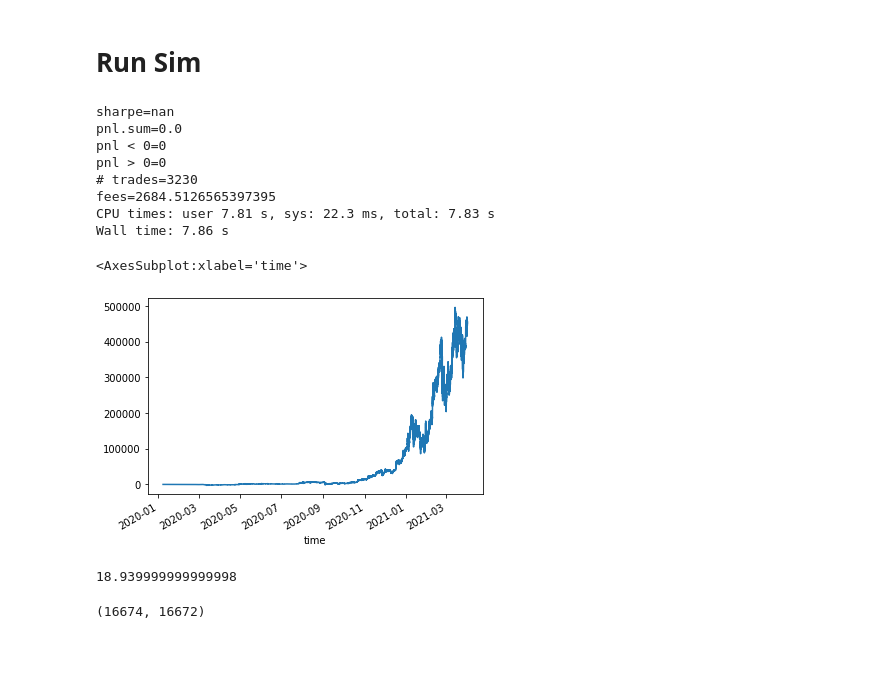
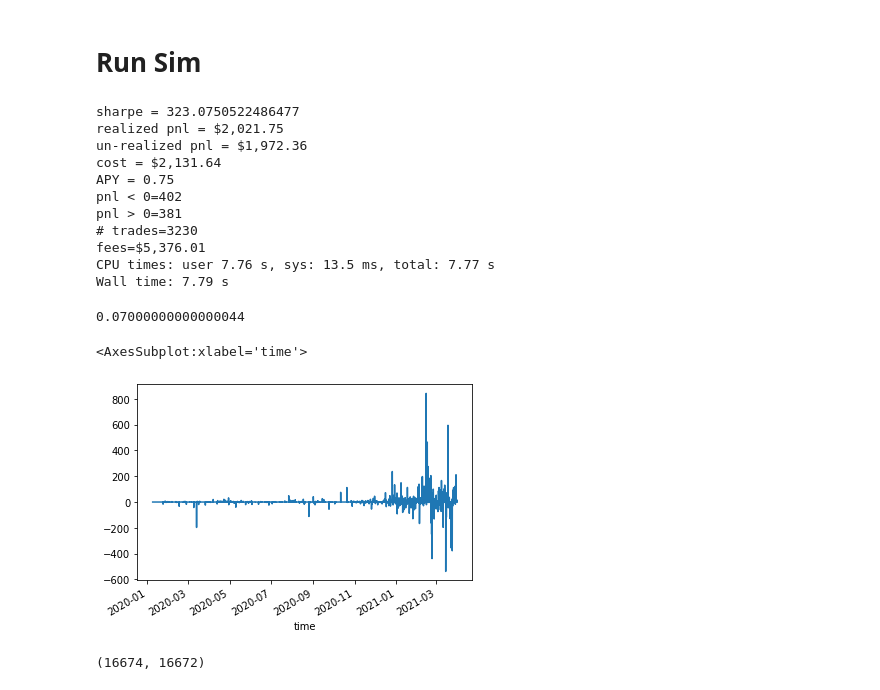
Before and after one commit to felipemontefuscolo/bitme, a Jupyter notebook: OhlcSim.ipynb, the cells around one changed output. Cells and saved outputs as stored; diff of their text form; code cells hidden in the pictures; blank space fills up the shorter version.

```diff
--- a/OhlcSim.ipynb
+++ b/OhlcSim.ipynb
@@ -225,7 +231,10 @@ class DcatTrader:
 class PatternTrader:
     QTY = 0.01
 
-    def __init__(self, price_increment: int, patterns: List[Score]):
+    def __init__(self, price_increment: int,
+                 patterns: List[Score],
+                 dollar0=None,
+                 crypto0=None):
         self.dp = price_increment
         self.patterns = patterns
         self.max_window = max(len(i.predictor) for i in patterns)
@@ -236,6 +245,8 @@ class PatternTrader:
         self.position = 0
 
         self.cycle = None
+        self.dollar0 = dollar0
+        self.crypto0 = crypto0
 
         #self.debug_prices = []
 
@@ -270,6 +281,11 @@ class PatternTrader:
                 qty -= self.position
 
             if qty != 0:
+                # TODO: add a method .update_position(qty)
+                # that also update our dollar/crypto budget
+
+                self.position += qty
+                self.position = round(self.position, 6)
                 return qty
 
     #@staticmethod
@@ -301,19 +317,6 @@ def trade(df, model):
 #         trades.iloc[-1] = -s
 
     return trades
-
-def account(prices, trades, fee=0.0026):
-    #prices = df.open
-    volume = prices * trades * (1 + np.sign(trades) * fee)
-
-    last_price = prices.iloc[-1]
-    qty_to_liquidate = -trades.sum()
-    last_volume = last_price * qty_to_liquidate * (1 + np.sign(qty_to_liquidate) * fee)
-
-    pnl = -(last_volume + volume.sum())
-
-    return pnl
-
 
 
 def robustness(pnls, prices):
@@ -335,10 +338,10 @@ def compute_accounting(prices, trades, fee=0.0026):
 
     # transaction volume
     fees = (prices * trades * fee).abs()
-    volume_sum = (prices * trades * (1+np.sign(trades)*fee)).cumsum()
+    cost_sum = (prices * trades * (1+np.sign(trades)*fee)).cumsum()
     book = position * prices * (1-np.sign(position)*fee)
 
-    unrealized = book - volume_sum
+    unrealized = book - cost_sum
     pnl = pd.Series(0., index=unrealized.index)
 
     closed_pos = position.abs().diff() < 0
@@ -347,11 +350,12 @@ def compute_accounting(prices, trades, fee=0.0026):
     pnl.loc[closed_pos] = u.diff().fillna(first)
 
 #to debug:
-    result = pd.DataFrame({'closed_pos': closed_pos, 'position': position,
-                        'prices': prices, 'trades': trades,
-                        'p*t':prices * trades, 'volume_sum': volume_sum,
-                        'book': book, 'unrealized': unrealized, 'pnl': pnl})
-    #result = pd.DataFrame({'pnl': pnl, 'unrealized': unrealized, 'fees': fees}, index=prices.index)
+#     result = pd.DataFrame({'closed_pos': closed_pos, 'position': position,
+#                         'prices': prices, 'trades': trades,
+#                         'p*t':prices * trades, 'cost_sum': cost_sum,
+#                         'book': book, 'unrealized': unrealized, 'pnl': pnl})
+    result = pd.DataFrame({'pnl': pnl, 'unrealized': unrealized, 'fees': fees, 'cost_sum': cost_sum},
+                          index=prices.index)
 
     return result
 
@@ -426,32 +416,39 @@ a
 trader = PatternTrader(100, best_score_max)
 trades = trade(df, trader)
 acc = compute_accounting(df.close, trades)
-print(f'sharpe={sharpe(acc.pnl)}')
-print(f'pnl.sum={acc.pnl.sum()}')
+print(f'sharpe = {sharpe(acc.pnl)}')
+print(f'realized pnl = {dd(acc.pnl.sum())}')
+print(f'un-realized pnl = {dd(acc.unrealized.iloc[-1])}')
+print(f'cost = {dd(acc.cost_sum.iloc[-1])}')
+apy_factor = 365 / (trades.index[-1] - trades.index[0]).days
+print(f'APY = {round(acc.unrealized.iloc[-1] / acc.cost_sum.iloc[-1] * apy_factor, 2)}')
 print(f'pnl < 0={len(acc.pnl[acc.pnl < 0])}')
 print(f'pnl > 0={len(acc.pnl[acc.pnl > 0])}')
 print(f'# trades={len(trades[trades != 0])}')
-print(f'fees={acc.fees.sum()}')
+print(f'fees={dd(acc.fees.sum())}')
 
 #sharpe(acc.pnl), len(acc.pnl[acc.pnl < 0]), len(acc.pnl[acc.pnl > 0]), len(trades[trades != 0])
 # %% [output]
-sharpe=nan
-pnl.sum=0.0
-pnl < 0=0
-pnl > 0=0
+sharpe = 323.0750522486477
+realized pnl = $2,021.75
+un-realized pnl = $1,972.36
+cost = $2,131.64
+APY = 0.75
+pnl < 0=402
+pnl > 0=381
 # trades=3230
-fees=2684.5126565397395
-CPU times: user 7.81 s, sys: 22.3 ms, total: 7.83 s
-Wall time: 7.86 s
+fees=$5,376.01
+CPU times: user 7.76 s, sys: 13.5 ms, total: 7.77 s
+Wall time: 7.79 s
+# %%
+sum(trades)
+# %% [output]
+0.07000000000000044
 # %%
-acc.unrealized.plot()
+acc.pnl.plot()
 # %% [output]
 <AxesSubplot:xlabel='time'>
-[figure, old version]
+[figure, new version]
-# %%
-trades[trades != 0].sum()
-# %% [output]
-18.939999999999998
 # %%
 b = trader.debug_prices
 # %%
```
Also changed, not shown: parts of 4 cells of this notebook.
